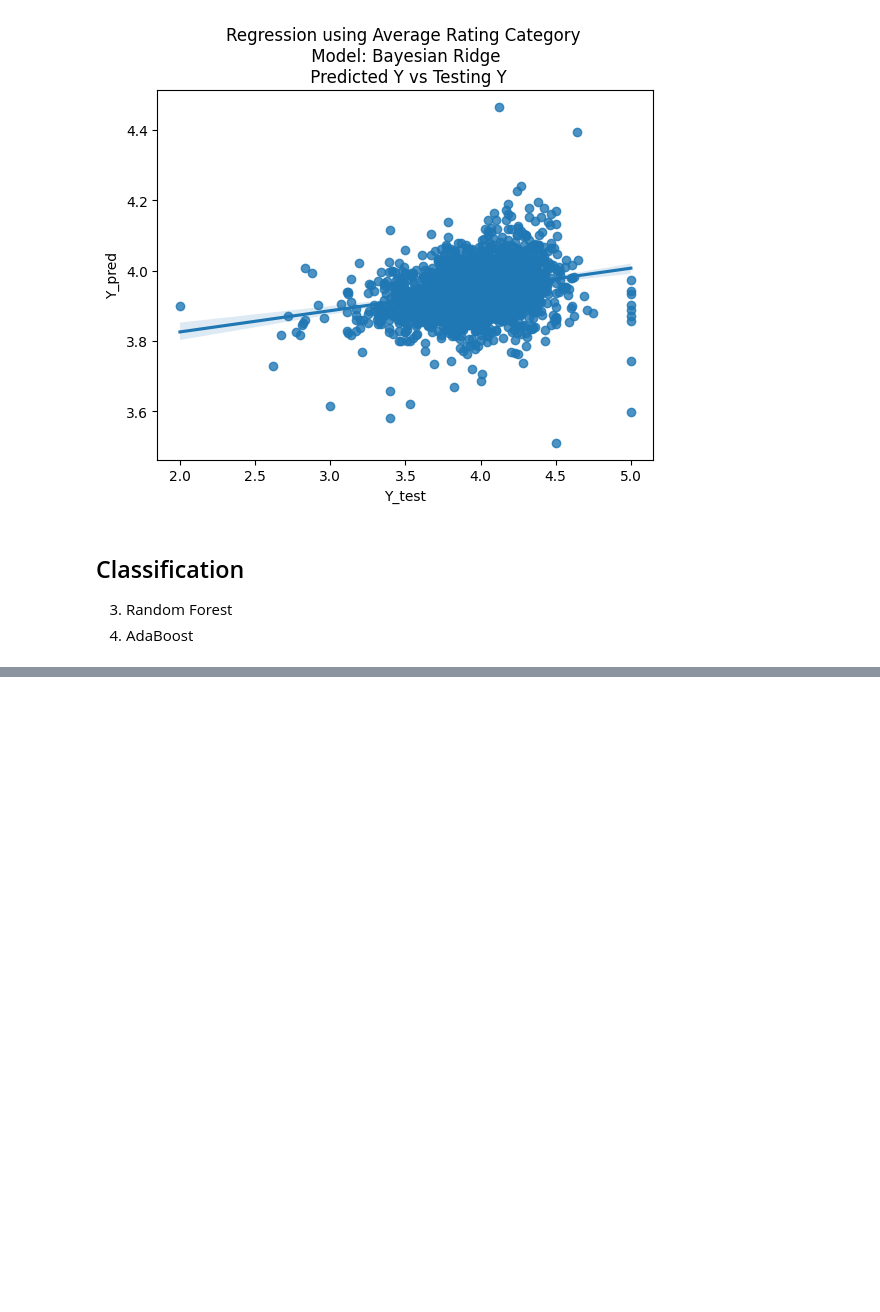
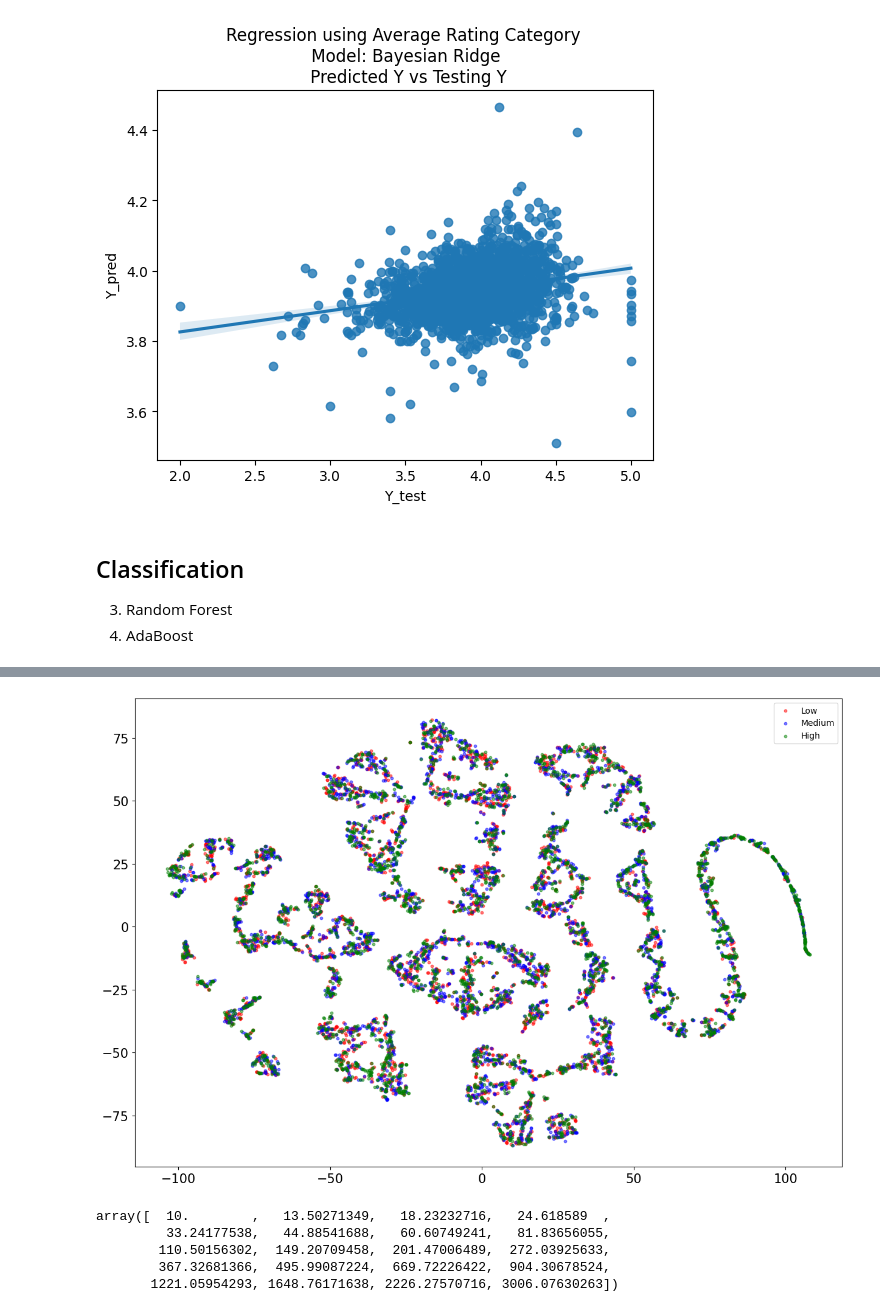
Before and after one commit to dcarriel-dsti/BookRatingML, a Jupyter notebook: Modeling.ipynb, the cells around one changed output, grey strips where cells are left out. Cells and saved outputs as stored; diff of their text form; code cells hidden in the pictures; blank space fills up the shorter version.

```diff
--- a/Modeling.ipynb
+++ b/Modeling.ipynb
@@ -1060,0 +520,29 @@ print(report_nn)
+# %%
+from sklearn.manifold import TSNE
+X = classification_dataset_dummies.loc[:, classification_dataset_dummies.columns != 'average_rating_three_cat_T']
+y = classification_dataset_dummies.loc[:, classification_dataset_dummies.columns == 'average_rating_three_cat_T']
+
+X = X.to_numpy()
+y = y.to_numpy()
+y = y.T[0]
+
+tsne = TSNE(n_components=2, random_state=np.random.randint(100))
+matrix_2d = tsne.fit_transform(X)
+
+colors = []
+for i in y:
+    if i == 1.0:
+        colors.append('R')
+    elif i == 2.0:
+        colors.append('B')
+    else:
+        colors.append('G')
+
+
+df_tsne = pd.DataFrame(matrix_2d)
+df_tsne['average_rating_three_cat_T'] = classification_dataset_dummies['average_rating_three_cat_T']
+df_tsne['color'] = colors
+df_tsne.columns = ['x','y','average_rating_three_cat_T','color']
+cols = ['average_rating_three_cat_T','color','x','y']
+df_tsne = df_tsne[cols]
+df_tsne.head()
@@ -1060,0 +556,21 @@ print(report_nn)
+# %%
+fig, ax = plt.subplots(figsize=(15,10))
+ax.scatter(df_tsne[df_tsne['average_rating_three_cat_T']==1.0].x.values, df_tsne[df_tsne['average_rating_three_cat_T']==1.0].y.values,
+           c='red', s=10, alpha=0.5, label='Low')
+ax.scatter(df_tsne[df_tsne['average_rating_three_cat_T']==2.0].x.values, df_tsne[df_tsne['average_rating_three_cat_T']==2.0].y.values,
+           c='blue', s=10, alpha=0.5, label='Medium')
+ax.scatter(df_tsne[df_tsne['average_rating_three_cat_T']==3.0].x.values, df_tsne[df_tsne['average_rating_three_cat_T']==3.0].y.values,
+           c='green', s=10, alpha=0.5, label='High')
+ax.tick_params(axis='both', which='major', labelsize=15)
+ax.legend()
+plt.show()
+# %% [output]
+[figure, added]
+# %%
+np.logspace(start=1,stop=3.478,num=20)
+# %% [output]
+array([  10.        ,   13.50271349,   18.23232716,   24.618589  ,
+         33.24177538,   44.88541688,   60.60749241,   81.83656055,
+        110.50156302,  149.20709458,  201.47006489,  272.03925633,
+        367.32681366,  495.99087224,  669.72226422,  904.30678524,
+       1221.05954293, 1648.76171638, 2226.27570716, 3006.07630263])
```
Also changed, not shown: parts of 65 cells of this notebook, 1 other file.
